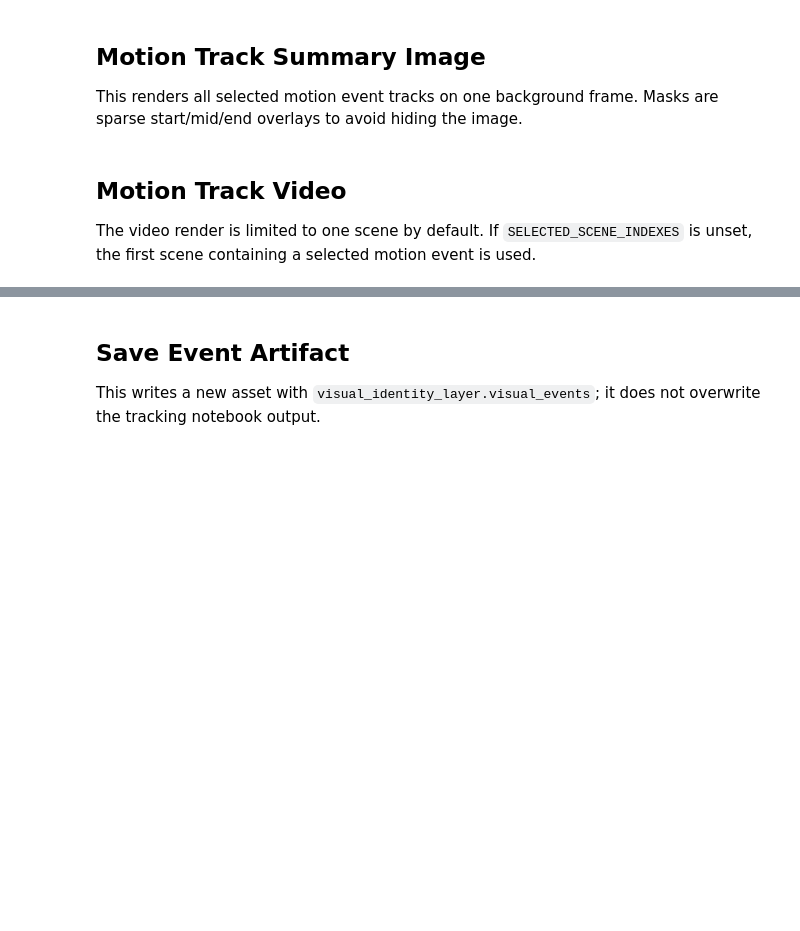
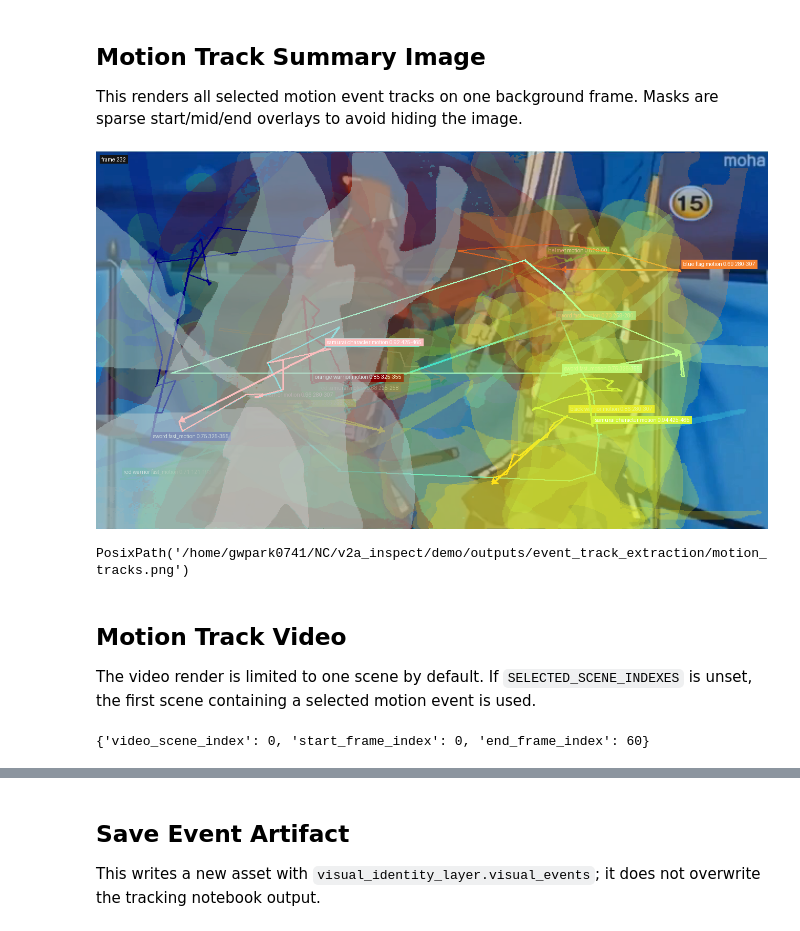
Before and after one commit to sogang-v2a/v2a_inspect, a Jupyter notebook: demo/event_track_extraction.ipynb, the cells around one changed output, grey strips where cells are left out. Drawn from its saved outputs; the diff is of its cells as text; code cells hidden in the pictures; blank space fills up the shorter version.

```diff
--- a/demo/event_track_extraction.ipynb
+++ b/demo/event_track_extraction.ipynb
@@ -170,14 +212,36 @@ video_path
 
 This renders all selected motion event tracks on one background frame. Masks are sparse start/mid/end overlays to avoid hiding the image.
 # %%
-motion_image_path = render_motion_tracks_image(
-    video_path,
-    video_asset,
-    OUTPUT_DIR / "motion_tracks.png",
-    event_types=SELECTED_EVENT_TYPES,
-)
-display_image(motion_image_path)
+selected_event_rows = [
+    row for row in event_rows if row["event_type"] in SELECTED_EVENT_TYPES
+]
+
+if selected_event_rows:
+    try:
+        motion_image_path = render_motion_tracks_image(
+            video_path,
+            video_asset,
+            OUTPUT_DIR / "motion_tracks.png",
+            event_types=SELECTED_EVENT_TYPES,
+        )
+        display_image(motion_image_path)
+    except ValueError as exc:
+        motion_image_path = None
+        print(f"Skipped motion image render: {exc}")
+else:
+    motion_image_path = None
+    print(
+        {
+            "skipped": "No events match SELECTED_EVENT_TYPES",
+            "selected_event_types": sorted(SELECTED_EVENT_TYPES),
+            "available_event_counts": dict(sorted(event_counts.items())),
+        }
+    )
+
 motion_image_path
+# %% [output]
+[figure, added]
+PosixPath('/home/gwpark0741/NC/v2a_inspect/demo/outputs/event_track_extraction/motion_tracks.png')
 # %% [markdown]
 ## Motion Track Video
 
@@ -196,14 +260,24 @@ if SELECTED_SCENE_INDEXES is not None:
 else:
     candidate_scene_indexes = motion_scene_indexes[:1]
 
-if not candidate_scene_indexes:
-    raise ValueError("No scenes contain selected motion events")
+if candidate_scene_indexes:
+    video_scene_index = candidate_scene_indexes[0]
+    video_scene = video_asset.initial_scenes[video_scene_index]
+    video_scene_summary = {
+        "video_scene_index": video_scene_index,
+        "start_frame_index": video_scene.start_frame_index,
+        "end_frame_index": video_scene.end_frame_index,
+    }
+else:
+    video_scene_index = None
+    video_scene = None
+    video_scene_summary = {
+        "skipped": "No scenes contain selected motion events",
+        "selected_event_types": sorted(SELECTED_EVENT_TYPES),
+        "available_event_counts": dict(sorted(event_counts.items())),
+    }
 
-video_scene_index = candidate_scene_indexes[0]
-video_scene = video_asset.initial_scenes[video_scene_index]
-{
-    "video_scene_index": video_scene_index,
-    "start_frame_index": video_scene.start_frame_index,
-    "end_frame_index": video_scene.end_frame_index,
-}
+video_scene_summary
+# %% [output]
+{'video_scene_index': 0, 'start_frame_index': 0, 'end_frame_index': 60}
 # %%
```
Also changed, not shown: parts of 9 cells of this notebook, 3 other files.
